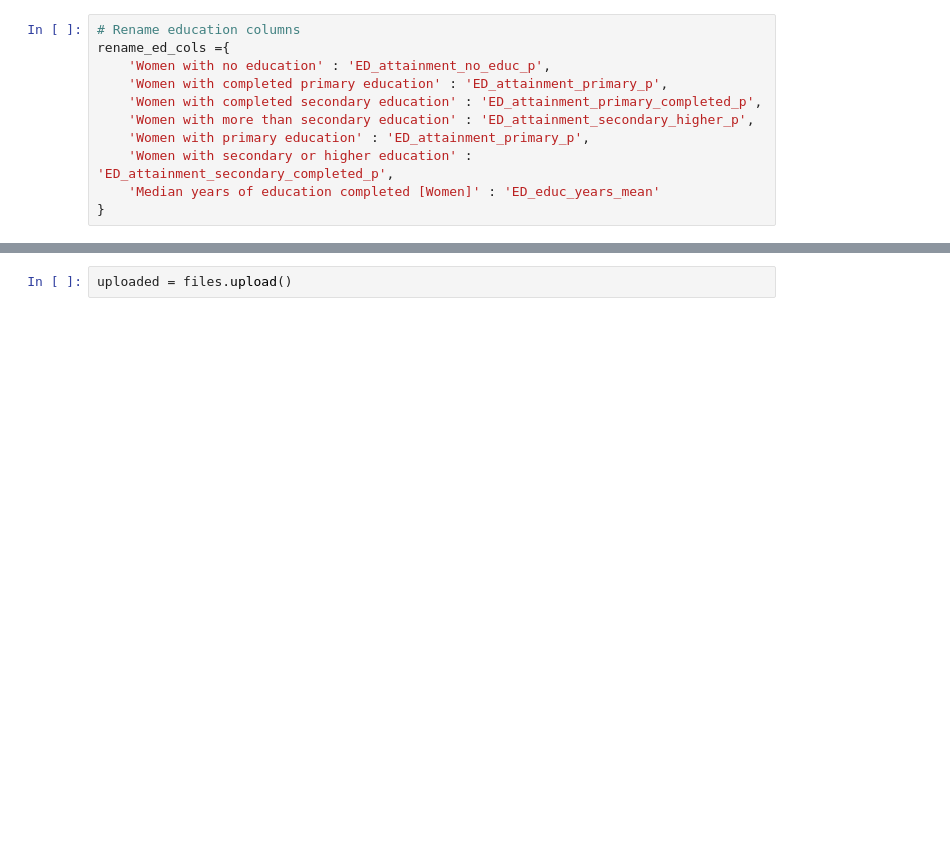
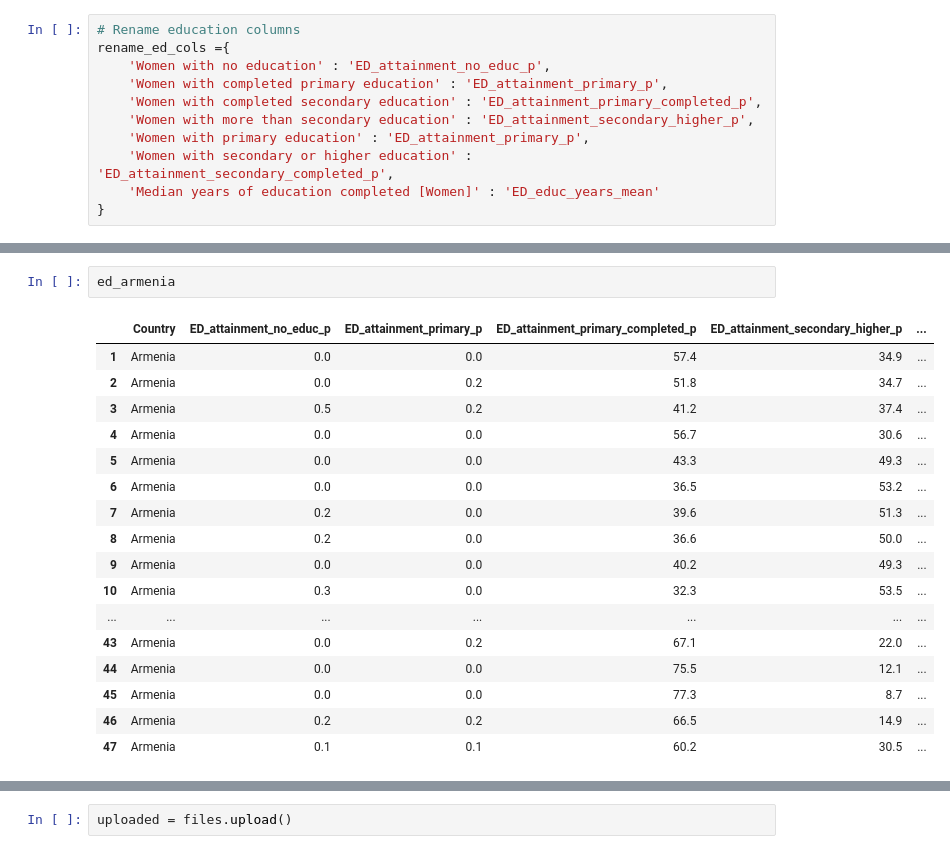
Before and after one commit to fayshaw/data_preprocessing, a Jupyter notebook: livwell.ipynb, the cells around one changed output, grey strips where cells are left out. Drawn from its saved outputs; the diff is of its cells as text; blank space fills up the shorter version.

```diff
--- a/livwell.ipynb
+++ b/livwell.ipynb
@@ -403,0 +504,20 @@ ed_armenia.head()
+# %%
+ed_armenia
+# %% [output]
+|  | Country | ED_attainment_no_educ_p | ED_attainment_primary_p | ED_attainment_primary_completed_p | ED_attainment_secondary_higher_p | ... |
+| 1 | Armenia | 0.0 | 0.0 | 57.4 | 34.9 | ... |
+| 2 | Armenia | 0.0 | 0.2 | 51.8 | 34.7 | ... |
+| 3 | Armenia | 0.5 | 0.2 | 41.2 | 37.4 | ... |
+| 4 | Armenia | 0.0 | 0.0 | 56.7 | 30.6 | ... |
+| 5 | Armenia | 0.0 | 0.0 | 43.3 | 49.3 | ... |
+| 6 | Armenia | 0.0 | 0.0 | 36.5 | 53.2 | ... |
+| 7 | Armenia | 0.2 | 0.0 | 39.6 | 51.3 | ... |
+| 8 | Armenia | 0.2 | 0.0 | 36.6 | 50.0 | ... |
+| 9 | Armenia | 0.0 | 0.0 | 40.2 | 49.3 | ... |
+| 10 | Armenia | 0.3 | 0.0 | 32.3 | 53.5 | ... |
+| ... | ... | ... | ... | ... | ... | ... |
+| 43 | Armenia | 0.0 | 0.2 | 67.1 | 22.0 | ... |
+| 44 | Armenia | 0.0 | 0.0 | 75.5 | 12.1 | ... |
+| 45 | Armenia | 0.0 | 0.0 | 77.3 | 8.7 | ... |
+| 46 | Armenia | 0.2 | 0.2 | 66.5 | 14.9 | ... |
+| 47 | Armenia | 0.1 | 0.1 | 60.2 | 30.5 | ... |
```
Also changed, not shown: parts of 16 cells of this notebook.
